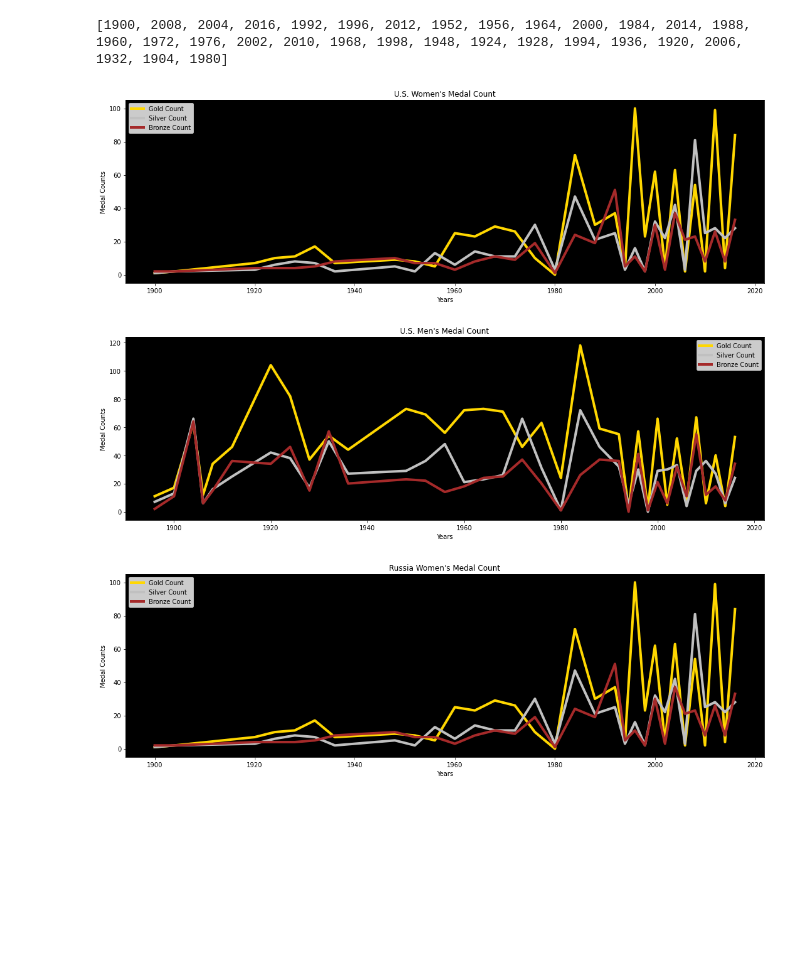
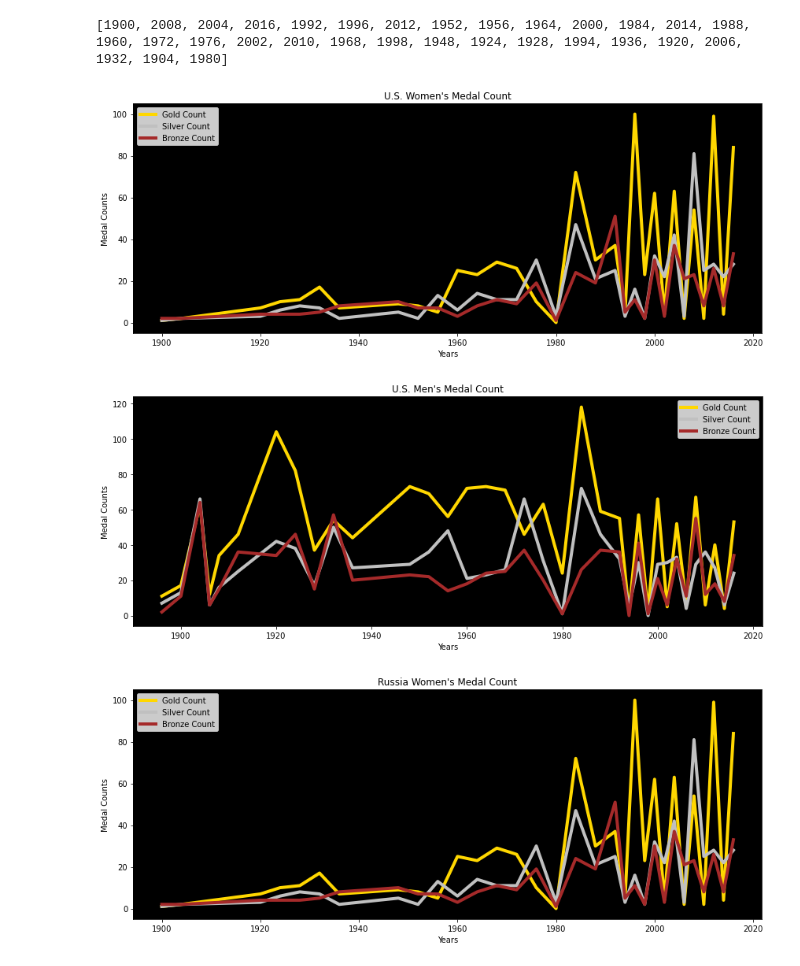
Before and after one commit to fhelms8/Git_Sum_Group_Prj, a Jupyter notebook: Alex_Work.ipynb, the cells around one changed output. Drawn from its saved outputs; the diff is of its cells as text; code cells hidden in the pictures; blank space fills up the shorter version.

```diff
--- a/Alex_Work.ipynb
+++ b/Alex_Work.ipynb
@@ -108,20 +108,20 @@ USWOMEN_THIRD = USFEMBRONZE["Medal_Count"]
 # %%
 USWomen_Table = pd.DataFrame({"Gold Count":USWOMEN_GOLDEN,
                             "Silver Count":USWOMEN_SECOND,
                             "Bronze Count":USWOMEN_THIRD
 })
 Women_Us_Clean = USWomen_Table.replace(np.nan, 0)
 Women_Us_Clean_2 = Women_Us_Clean.astype(int)
-Women_Us_Clean_2.plot(style = {"Gold Count": 'gold', "Silver Count": 'silver', "Bronze Count":'brown'},figsize=(15,5), lw =4)
+Women_Us_Clean_2.plot(style = {"Gold Count": 'gold', "Silver Count": 'silver', "Bronze Count":'brown'},figsize=(12,5), lw =4)
 ax = plt.axes()
 ax.set_facecolor("black")
 plt.title("U.S. Women's Medal Count")
 plt.xlabel("Years")
 plt.ylabel("Medal Counts")
 plt.tight_layout()
 plt.savefig("Visualizations/U.S. Women's Medal Count.png")
 # %% [output]
-[figure, old version]
+[figure, new version]
 # %%
 USMW = USMale_Winner[["Year", "Medal"]]
 USMMC = USMW.groupby(['Year','Medal']).agg(Medal_Count=pd.NamedAgg(column="Medal",aggfunc ="count"))
@@ -149,7 +149,7 @@ USMen_Table = pd.DataFrame({"Gold Count":USMEN_GOLDEN,
 })
 Men_Us_Clean = USMen_Table.replace(np.nan, 0)
 Men_Us_Clean_2 = Men_Us_Clean.astype(int)
-Men_Us_Clean_2.plot(style = {"Gold Count": 'gold', "Silver Count": 'silver', "Bronze Count":'brown'},figsize=(15,5), lw =4)
+Men_Us_Clean_2.plot(style = {"Gold Count": 'gold', "Silver Count": 'silver', "Bronze Count":'brown'},figsize=(12,5), lw =4)
 ax = plt.axes()
 ax.set_facecolor("black")
 plt.title("U.S. Men's Medal Count")
@@ -158,7 +158,7 @@ plt.ylabel("Medal Counts")
 plt.tight_layout()
 plt.savefig("Visualizations/U.S. Men's Medal Count.png")
 # %% [output]
-[figure, old version]
+[figure, new version]
 # %%
 RUSmedal_winners = medals_winners_df[(medals_winners_df["Team"] == "Russia")]
 RUSMale_Winner = RUSmedal_winners.loc[RUSmedal_winners["Sex"] == "M",:]
@@ -190,7 +190,7 @@ RUSWomen_Table = pd.DataFrame({"Gold Count":RUSWOMEN_GOLDEN,
 })
 Women_RUs_Clean = RUSWomen_Table.replace(np.nan, 0)
 Women_RUs_Clean_2 = Women_Us_Clean.astype(int)
-Women_RUs_Clean_2.plot(style = {"Gold Count": 'gold', "Silver Count": 'silver', "Bronze Count":'brown'},figsize=(15,5), lw =4)
+Women_RUs_Clean_2.plot(style = {"Gold Count": 'gold', "Silver Count": 'silver', "Bronze Count":'brown'},figsize=(12,5), lw =4)
 ax = plt.axes()
 ax.set_facecolor("black")
 plt.title("Russia Women's Medal Count")
@@ -199,7 +199,7 @@ plt.ylabel("Medal Counts")
 plt.tight_layout()
 plt.savefig("Visualizations/Russia Women's Medal Count.png")
 # %% [output]
-[figure, old version]
+[figure, new version]
 # %%
 JPNmedal_winners = medals_winners_df[(medals_winners_df["Team"] == "Japan")]
 JPNMale_Winner = JPNmedal_winners.loc[JPNmedal_winners["Sex"] == "M",:]
```
Also changed, not shown: parts of 3 cells of this notebook, 5 other files.
